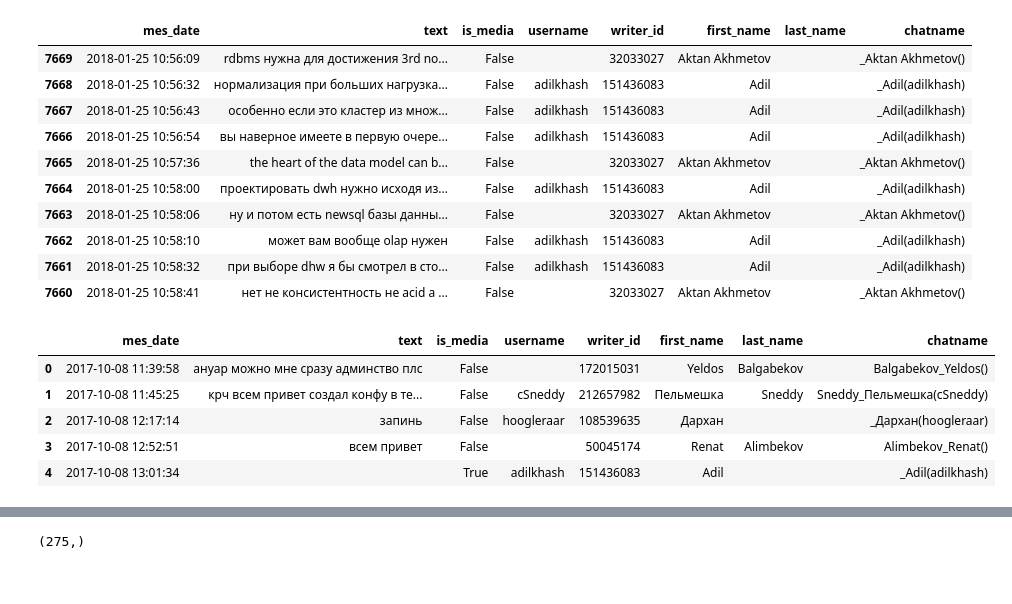
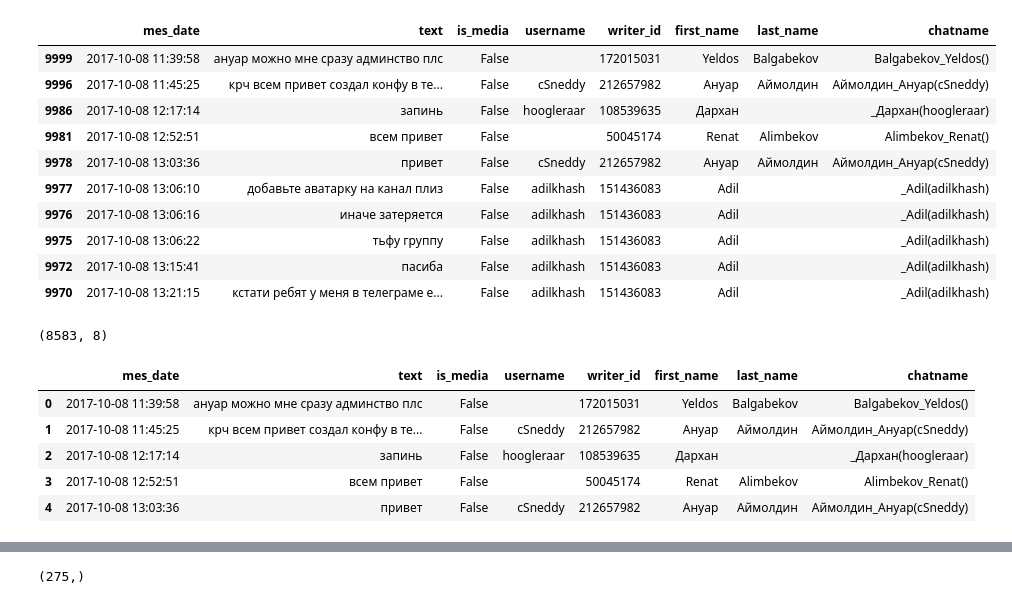
Before and after one commit to sneddy/TelegramTopicModels, a Jupyter notebook: Dsml_kz/dsml_kz.ipynb, the cells around one changed output, grey strips where cells are left out. Cells and saved outputs as stored; diff of their text form; code cells hidden in the pictures.

Commit message:
update dsml

```diff
--- a/Dsml_kz/dsml_kz.ipynb
+++ b/Dsml_kz/dsml_kz.ipynb
@@ -58,4 +35,0 @@ date:  2017-10-08 11:33:22
-# %%
-last_messages = client.get_message_history(chat_id, min_id=messages[0].id, limit=100500)
-for mes in last_messages:
-    print(mes.message)
@@ -130,0 +38,15 @@ Counter(users).most_common(10)
+# %%
+def load_batch(chat_id, batch_size, last_batch_message_id):
+    return client.get_message_history(chat_id, limit=batch_size, offset_id=last_batch_message_id)
+
+def process_batch(batch):
+    processed_messages = []
+    joined_users_time = {}
+    for current_message in batch:
+        try:
+            current_message.media
+        except:
+            current_message.media = None
+        processed_messages.append(current_message)
+
+    return processed_messages
@@ -131,54 +114,64 @@ Counter(users).most_common(10)
 # %%
+import re
+
 corpus = pd.DataFrame(data = {
-    'text': [mes.message for mes in messages],
-    'is_media': [not mes.media == None for mes in messages],
-    'is_bot': [mes.sender.bot for mes in messages],
-    'writer_id': [mes.from_id for mes in messages],
-    'username': [mes.sender.username for mes in messages],
-    'first_name': [mes.sender.first_name for mes in messages],
-    'last_name': [mes.sender.last_name for mes in messages],
-    'mes_date': [mes.date for mes in messages],
+    'text': [mes.message for mes in work_messages],
+    'is_media': [not mes.media == None for mes in work_messages],
+    'is_bot': [mes.sender.bot for mes in work_messages],
+    'writer_id': [mes.from_id for mes in work_messages],
+    'username': [mes.sender.username for mes in work_messages],
+    'first_name': [mes.sender.first_name for mes in work_messages],
+    'last_name': [mes.sender.last_name for mes in work_messages],
+    'mes_date': [mes.date for mes in work_messages],
 
 })
 corpus = corpus[~corpus.is_bot]
+corpus.mes_date = pd.to_datetime(corpus.mes_date)
 corpus = corpus[['mes_date', 'text', 'is_media', 'username', 'writer_id', 'first_name', 'last_name']]
 corpus.text = corpus.text.fillna('').astype(str)
 
 def remove_links_and_quotes(text):
     return ' '.join([word for word in text.split() if 'http' not in word and '@' not in word])
 corpus.text = corpus.text.apply(lambda x: remove_links_and_quotes(x))
+corpus.fillna('', inplace=True)
+
+corpus['chatname'] = corpus['last_name'] + '_' + corpus['first_name'] + '(' + corpus['username'] + ')'
+users_first_action_time = corpus.copy().groupby('chatname').mes_date.first().sort_values().reset_index()
 
 corpus = corpus[corpus.text.apply(lambda x: len(x) > 0)]
 corpus.text = corpus.text.apply(lambda x: ' '.join(re.split('\W+', x.lower())))
 corpus.sort_values('mes_date', inplace=True, ascending=True)
 
-corpus.fillna('', inplace=True)
-corpus['chatname'] = corpus['last_name'] + '_' + corpus['first_name'] + '(' + corpus['username'] + ')'
-
 corpus.to_csv('dsml_chat.csv', index=None)
-
-corpus.tail(10)
+users_first_action_time.to_csv('dsml_first_action.csv', index=None)
+corpus.head(10)
 # %% [output]
 |  | mes_date | text | is_media | username | writer_id | first_name | last_name | chatname |
-| 7669 | 2018-01-25 10:56:09 | rdbms нужна для достижения 3rd no... | False |  | 32033027 | Aktan Akhmetov |  | _Aktan Akhmetov() |
-| 7668 | 2018-01-25 10:56:32 | нормализация при больших нагрузка... | False | adilkhash | 151436083 | Adil |  | _Adil(adilkhash) |
-| 7667 | 2018-01-25 10:56:43 | особенно если это кластер из множ... | False | adilkhash | 151436083 | Adil |  | _Adil(adilkhash) |
-| 7666 | 2018-01-25 10:56:54 | вы наверное имеете в первую очере... | False | adilkhash | 151436083 | Adil |  | _Adil(adilkhash) |
-| 7665 | 2018-01-25 10:57:36 | the heart of the data model can b... | False |  | 32033027 | Aktan Akhmetov |  | _Aktan Akhmetov() |
-| 7664 | 2018-01-25 10:58:00 | проектировать dwh нужно исходя из... | False | adilkhash | 151436083 | Adil |  | _Adil(adilkhash) |
-| 7663 | 2018-01-25 10:58:06 | ну и потом есть newsql базы данны... | False |  | 32033027 | Aktan Akhmetov |  | _Aktan Akhmetov() |
-| 7662 | 2018-01-25 10:58:10 | может вам вообще olap нужен | False | adilkhash | 151436083 | Adil |  | _Adil(adilkhash) |
-| 7661 | 2018-01-25 10:58:32 | при выборе dhw я бы смотрел в сто... | False | adilkhash | 151436083 | Adil |  | _Adil(adilkhash) |
-| 7660 | 2018-01-25 10:58:41 | нет не консистентность не acid а ... | False |  | 32033027 | Aktan Akhmetov |  | _Aktan Akhmetov() |
+| 9999 | 2017-10-08 11:39:58 | ануар можно мне сразу админство плс | False |  | 172015031 | Yeldos | Balgabekov | Balgabekov_Yeldos() |
+| 9996 | 2017-10-08 11:45:25 | крч всем привет создал конфу в те... | False | cSneddy | 212657982 | Ануар | Аймолдин | Аймолдин_Ануар(cSneddy) |
+| 9986 | 2017-10-08 12:17:14 | запинь | False | hoogleraar | 108539635 | Дархан |  | _Дархан(hoogleraar) |
+| 9981 | 2017-10-08 12:52:51 | всем привет | False |  | 50045174 | Renat | Alimbekov | Alimbekov_Renat() |
+| 9978 | 2017-10-08 13:03:36 | привет | False | cSneddy | 212657982 | Ануар | Аймолдин | Аймолдин_Ануар(cSneddy) |
+| 9977 | 2017-10-08 13:06:10 | добавьте аватарку на канал плиз | False | adilkhash | 151436083 | Adil |  | _Adil(adilkhash) |
+| 9976 | 2017-10-08 13:06:16 | иначе затеряется | False | adilkhash | 151436083 | Adil |  | _Adil(adilkhash) |
+| 9975 | 2017-10-08 13:06:22 | тьфу группу | False | adilkhash | 151436083 | Adil |  | _Adil(adilkhash) |
+| 9972 | 2017-10-08 13:15:41 | пасиба | False | adilkhash | 151436083 | Adil |  | _Adil(adilkhash) |
+| 9970 | 2017-10-08 13:21:15 | кстати ребят у меня в телеграме е... | False | adilkhash | 151436083 | Adil |  | _Adil(adilkhash) |
 # %%
+users_first_action_time = pd.read_csv('dsml_first_action.csv')
+users_first_action_time.mes_date = pd.to_datetime(users_first_action_time.mes_date)
+users_first_action_time.fillna('', inplace=True)
+
 corpus = pd.read_csv('dsml_chat.csv')
 corpus.fillna('', inplace=True)
 corpus.mes_date = pd.to_datetime(corpus.mes_date)
+print(corpus.shape)
 corpus.head()
 # %% [output]
+(8583, 8)
 |  | mes_date | text | is_media | username | writer_id | first_name | last_name | chatname |
 | 0 | 2017-10-08 11:39:58 | ануар можно мне сразу админство плс | False |  | 172015031 | Yeldos | Balgabekov | Balgabekov_Yeldos() |
-| 1 | 2017-10-08 11:45:25 | крч всем привет создал конфу в те... | False | cSneddy | 212657982 | Пельмешка | Sneddy | Sneddy_Пельмешка(cSneddy) |
+| 1 | 2017-10-08 11:45:25 | крч всем привет создал конфу в те... | False | cSneddy | 212657982 | Ануар | Аймолдин | Аймолдин_Ануар(cSneddy) |
 | 2 | 2017-10-08 12:17:14 | запинь | False | hoogleraar | 108539635 | Дархан |  | _Дархан(hoogleraar) |
 | 3 | 2017-10-08 12:52:51 | всем привет | False |  | 50045174 | Renat | Alimbekov | Alimbekov_Renat() |
-| 4 | 2017-10-08 13:01:34 |  | True | adilkhash | 151436083 | Adil |  | _Adil(adilkhash) |
+| 4 | 2017-10-08 13:03:36 | привет | False | cSneddy | 212657982 | Ануар | Аймолдин | Аймолдин_Ануар(cSneddy) |
```
Also changed, not shown: parts of 38 cells of this notebook, 2 other files.
